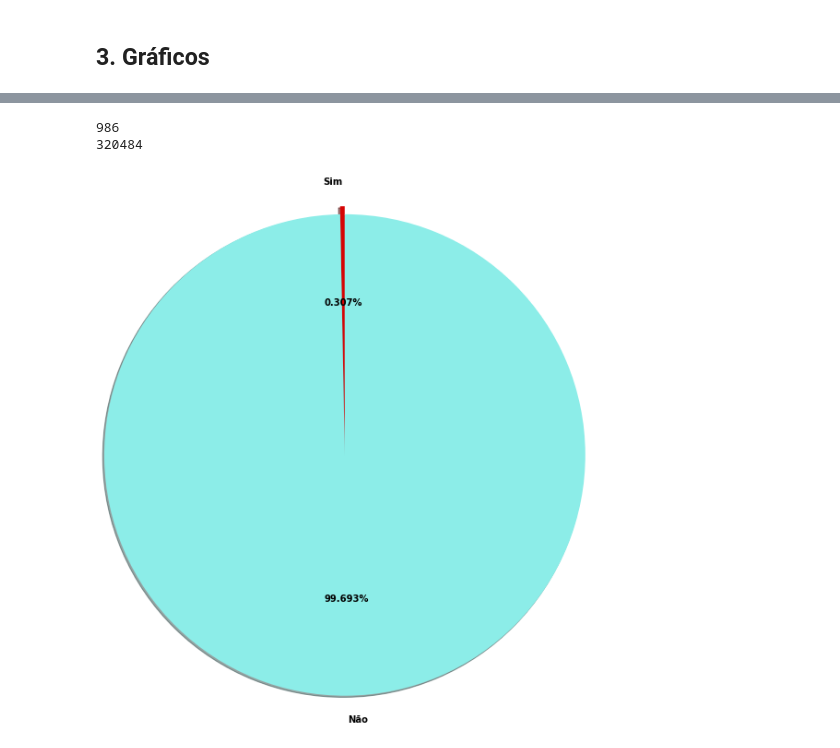
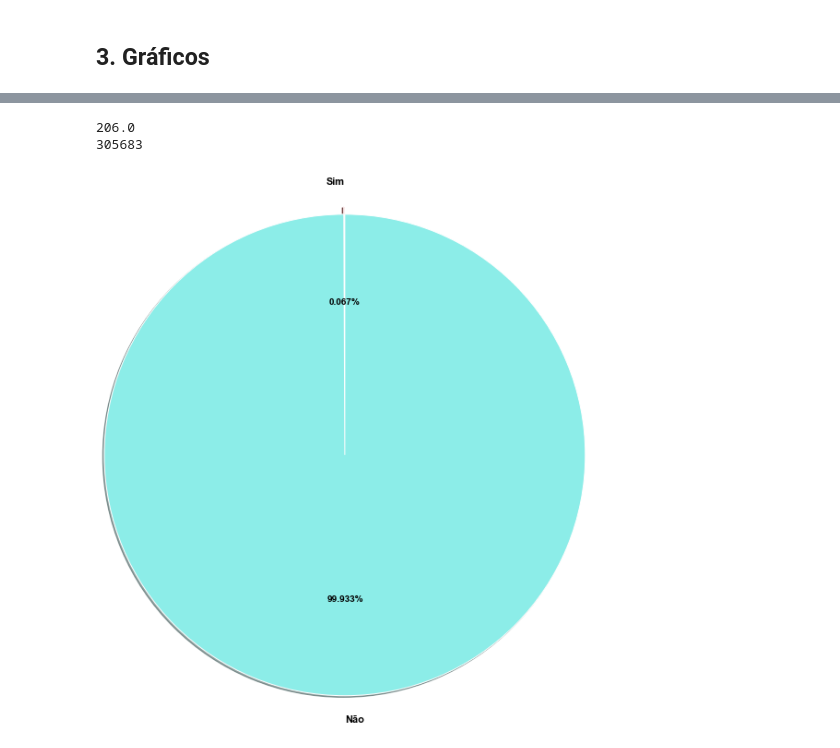
Before and after one commit to pedrosena138/projeto-if997, a Jupyter notebook: Projeto.ipynb, the cells around one changed output, grey strips where cells are left out. Saved outputs shown, nothing was run; the diff lists cells and outputs as text; code cells hidden in the pictures.

```diff
--- a/Projeto.ipynb
+++ b/Projeto.ipynb
@@ -37,20 +37,12 @@
 # %%
 import pandas as pd
 import numpy as np
-import matplotlib.pyplot as plt
+import matplotlib.pyplot as plotlib
 import seaborn as sns
 from datetime import datetime
 
 sns.set()
 %matplotlib inline
-COLOR = 'black'
-WEIGHT = "bold"
-plt.rcParams['text.color'] = COLOR
-plt.rcParams['axes.labelcolor'] = COLOR
-plt.rcParams['xtick.color'] = COLOR
-plt.rcParams['ytick.color'] = COLOR
-plt.rcParams['font.weight'] = WEIGHT
-plt.rcParams['axes.titleweight'] = WEIGHT
 # %% [markdown]
 ## 1. Normalização
 # %%
@@ -139,7 +131,7 @@ for coluna in lista_colunas:
 ### 1.4 Conversão de tipos
 # %%
 lista_colunas = [*lista_colunas, 'n_accounts', 'ato']
-logins_df[lista_colunas] = logins_df[lista_colunas].astype('int32')
+#logins_df[lista_colunas] = logins_df[lista_colunas].astype('int32')
 contas = len(logins_df['account_id'].unique())
 dispostivos = len(logins_df['device_id'].unique())
 tentativas_ato = logins_df[logins_df['ato'] == 1].count()
@@ -220,9 +276,13 @@ contas_df.head()
 # %%
 #Novas colunas
-logins_df['timestamp'] = logins_df['timestamp'].apply(converteData)
-logins_df['device_age_days'] = logins_df['device_age_ms'].apply(converteIdade)
-logins_df['probable_root_ato'] = logins_df.apply(lambda x: adicionaColunaAtoComRoot(x), axis=1)
-logins_df['is_from_official_store_ato'] = logins_df.apply(lambda x: adicionaColunaLojaAto(x), axis=1)
+#logins_df['timestamp'] = logins_df['timestamp'].apply(converteData)
+#logins_df['device_age_days'] = logins_df['device_age_ms'].apply(converteIdade)
+#logins_df['probable_root_ato'] = logins_df.apply(lambda x: adicionaColunaAtoComRoot(x), axis=1)
+#logins_df['is_from_official_store_ato'] = logins_df.apply(lambda x: adicionaColunaLojaAto(x), axis=1)
+#logins_df['old_device_not_emulator'] = logins_df.apply(lambda x: adicionaColunaEmuladorIdadeDispositivo(x), axis=1)
+#dias = {0: "Monday", 1: "Tuesday", 2: "Wednesday", 3: "Thursday", 4: "Friday", 5: "Saturday", 6: "Sunday"}
+#logins_df['day_of_week'] = logins_df.apply(lambda x: adicionaColunaDiaDaSemana(x, dias), axis=1)
+#adicionaColunaAcessoVariosDispositivos(logins_df)
 
 logins_df.head()
 # %% [output]
@@ -297,19 +390,19 @@ plotlib.show()
 # %%
 #Coluna ATO
 colunasATO = ['Sim', 'Não']
-valoresAto = new_dataframe[['account_id', 'ato']].drop_duplicates(subset='account_id')
+valoresAto = logins_df[['account_id', 'ato']].drop_duplicates(subset='account_id')
 sim = valoresAto['ato']
 
 sim = sim[valoresAto['ato'] == True].sum()
 print(sim)
 nao = valoresAto['ato'].shape[0] - int(sim)
 print(nao)
 cores = ["#d60404", "#8cede8"]
 
 plotlib.pie([sim, nao], labels=colunasIdades, colors=cores, shadow=True, startangle=90, explode=[0.1,0], autopct='%1.3f%%', radius=3)
 #plotlib.pie(valoresAtoComVariosAcessos, labels=colunasIdades, colors=cores, shadow=True, startangle=90, explode=[0.1,0], autopct='%1.3f%%', radius=3)
 plotlib.show()
 # %% [output]
-986
-320484
+206.0
+305683
-[figure, old version]
+[figure, new version]
```
Also changed, not shown: parts of 20 cells of this notebook.
